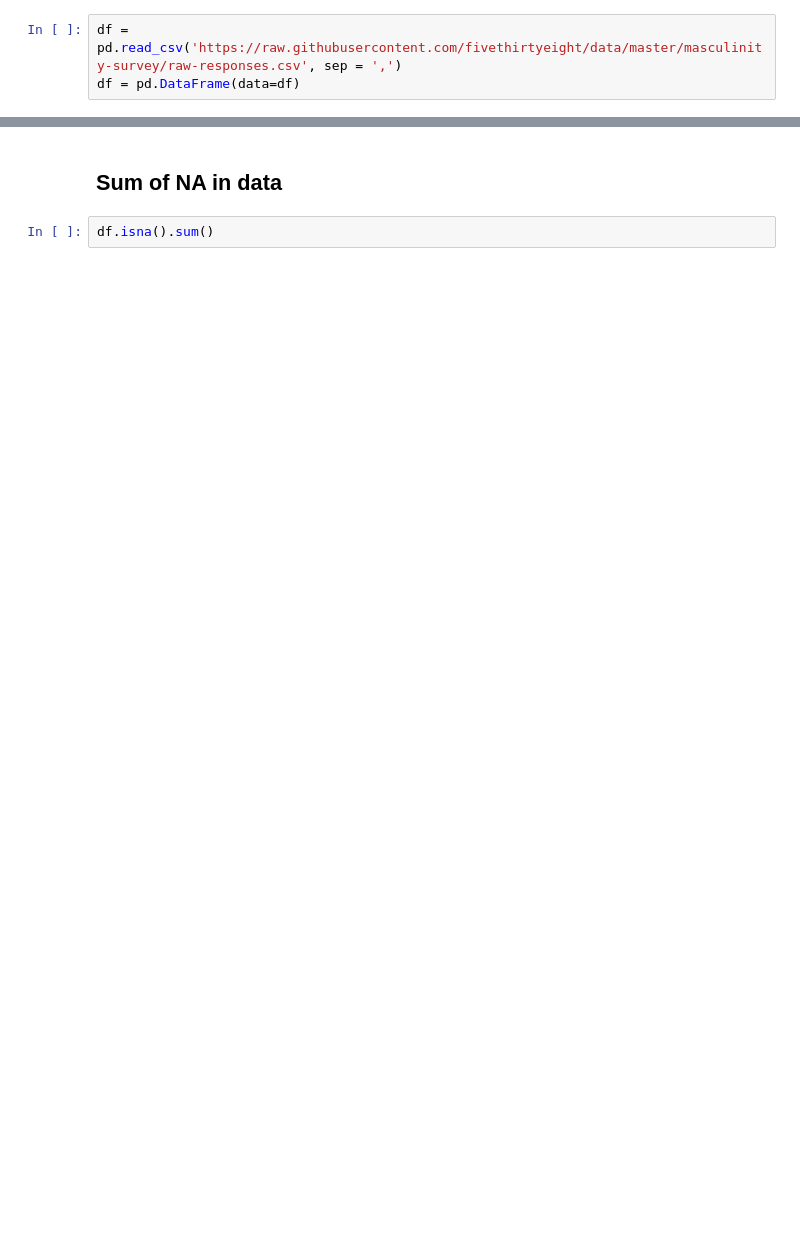
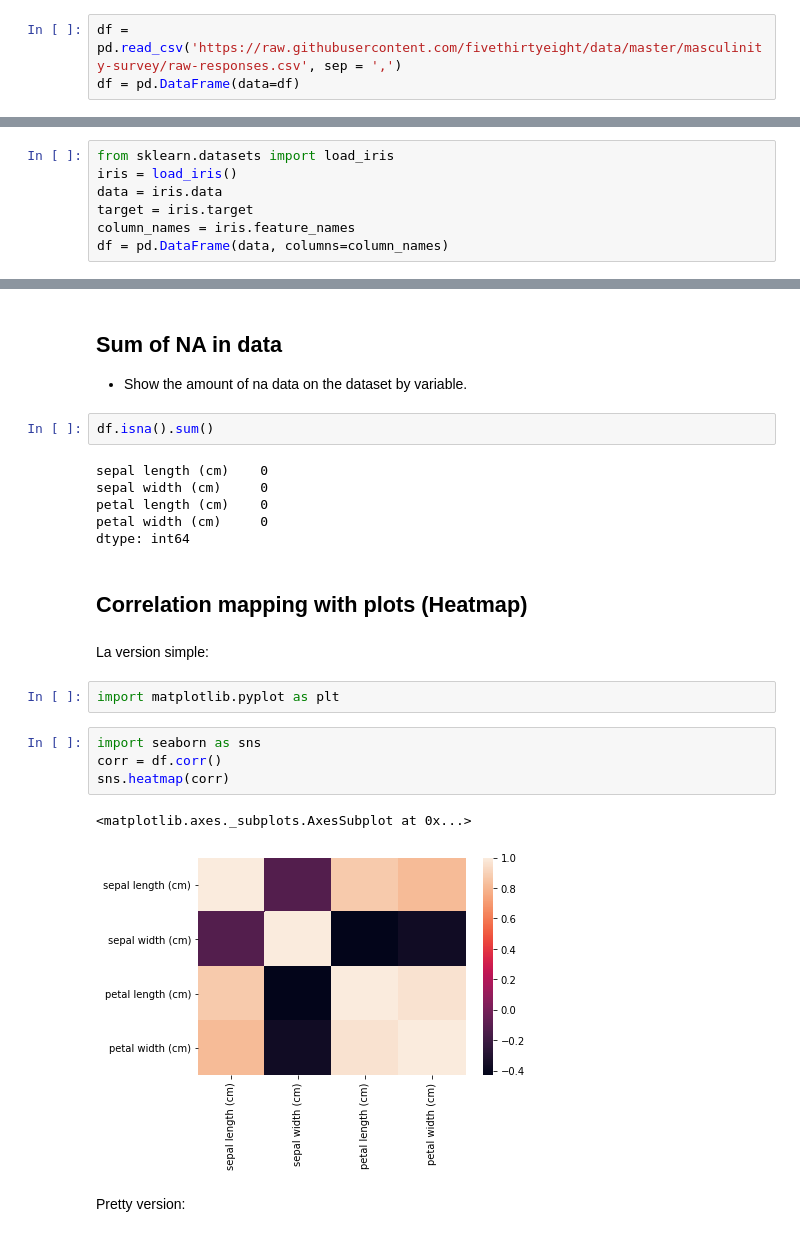
Before and after one commit to nathsmo/Machine-Leaning-Bases, a Jupyter notebook: Data_Exploration_BASES.ipynb, the cells around one changed output, grey strips where cells are left out. Saved outputs shown, nothing was run; the diff lists cells and outputs as text; blank space fills up the shorter version.

```diff
--- a/Data_Exploration_BASES.ipynb
+++ b/Data_Exploration_BASES.ipynb
@@ -24,0 +31,7 @@ df = pd.DataFrame(data=df)
+# %%
+from sklearn.datasets import load_iris
+iris = load_iris()
+data = iris.data
+target = iris.target
+column_names = iris.feature_names
+df = pd.DataFrame(data, columns=column_names)
@@ -33,4 +66,27 @@ df.describe()
 # %% [markdown]
 ## Sum of NA in data
+
+* Show the amount of na data on the dataset by variable.
 # %%
 df.isna().sum()
+# %% [output]
+sepal length (cm)    0
+sepal width (cm)     0
+petal length (cm)    0
+petal width (cm)     0
+dtype: int64
+# %% [markdown]
+## Correlation mapping with plots (Heatmap)
+# %% [markdown]
+La version simple:
+# %%
+import matplotlib.pyplot as plt
+# %%
+import seaborn as sns
+corr = df.corr()
+sns.heatmap(corr)
+# %% [output]
+<matplotlib.axes._subplots.AxesSubplot at 0x...>
+[figure, added]
+# %% [markdown]
+Pretty version:
```
Also changed, not shown: parts of 19 cells of this notebook.
